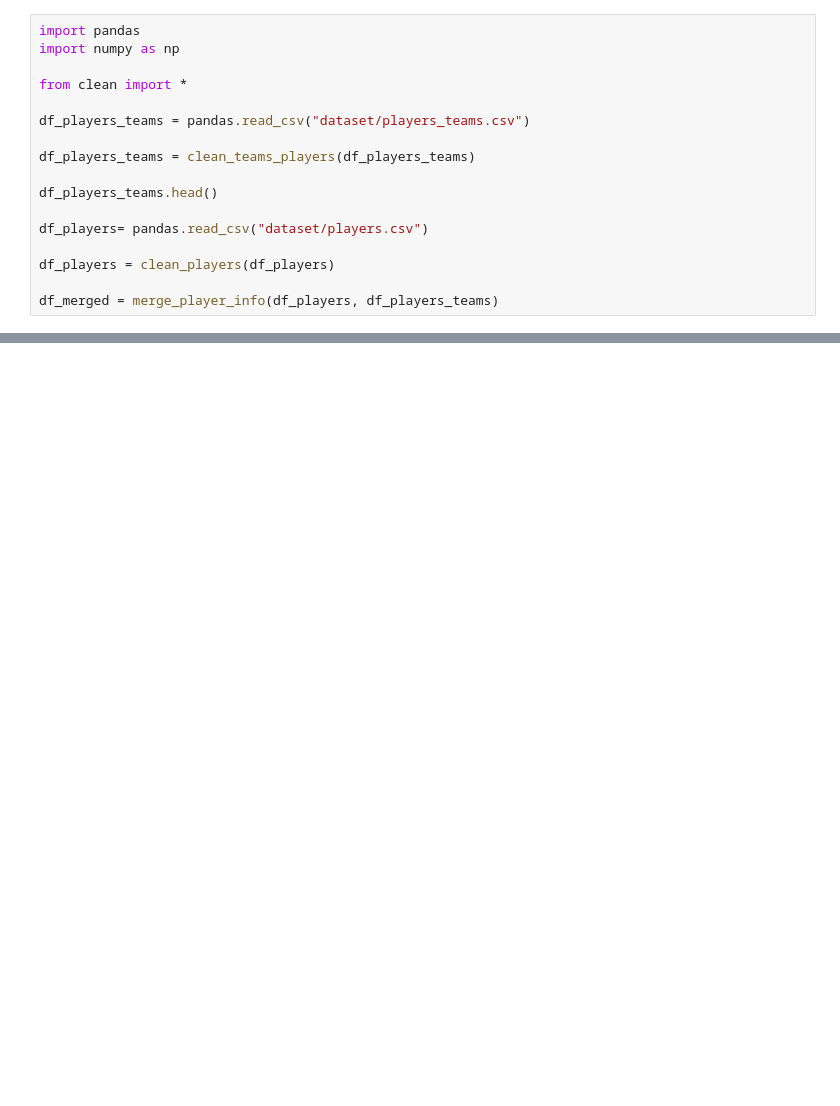
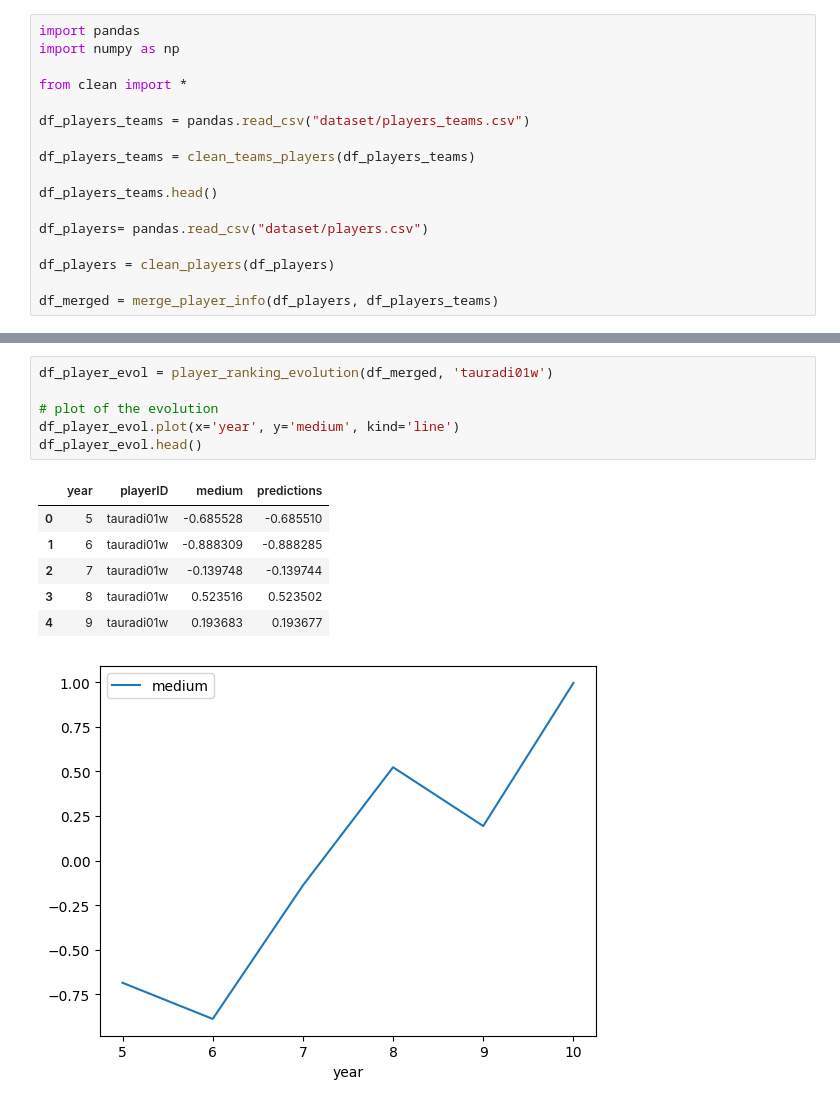
Before and after one commit to m21ark/ac, a Jupyter notebook: tmp.ipynb, the cells around one changed output, grey strips where cells are left out. Drawn from its saved outputs; the diff is of its cells as text; blank space fills up the shorter version.

```diff
--- a/tmp.ipynb
+++ b/tmp.ipynb
@@ -43,3 +57,17 @@ df_pred.head(20)
+# %%
+df_player_evol = player_ranking_evolution(df_merged, 'tauradi01w')
+
+# plot of the evolution
+df_player_evol.plot(x='year', y='medium', kind='line')
+df_player_evol.head()
+# %% [output]
+|  | year | playerID | medium | predictions |
+| 0 | 5 | tauradi01w | -0.685528 | -0.685510 |
+| 1 | 6 | tauradi01w | -0.888309 | -0.888285 |
+| 2 | 7 | tauradi01w | -0.139748 | -0.139744 |
+| 3 | 8 | tauradi01w | 0.523516 | 0.523502 |
+| 4 | 9 | tauradi01w | 0.193683 | 0.193677 |
+[figure, added]
 # %%
 # get the players in a team
 
```
Also changed, not shown: parts of 7 cells of this notebook, 2 other files.
